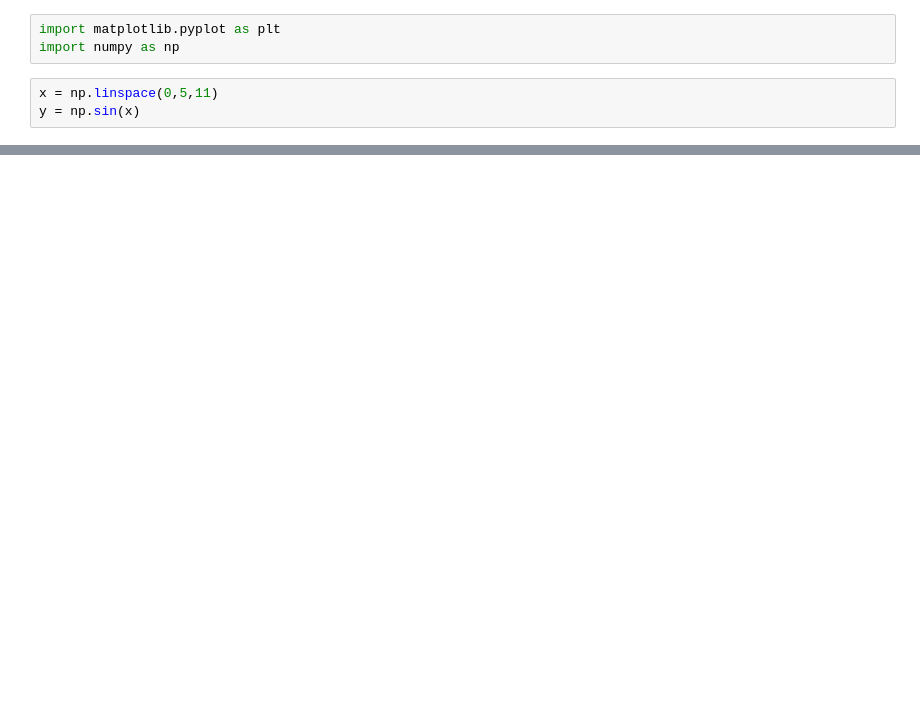
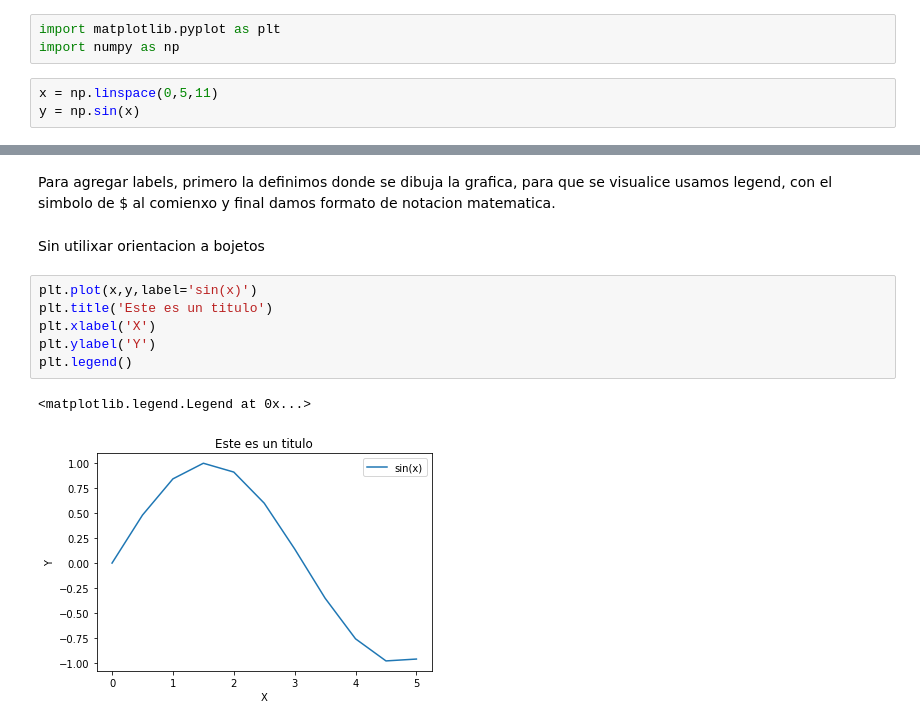
Before and after one commit to alexpin/Curso-Python, a Jupyter notebook: matplotlib/contexto_graficas.ipynb, the cells around one changed output, grey strips where cells are left out. Saved outputs shown, nothing was run; the diff lists cells and outputs as text; blank space fills up the shorter version.

```diff
--- a/matplotlib/contexto_graficas.ipynb
+++ b/matplotlib/contexto_graficas.ipynb
@@ -13,0 +21,13 @@ axes[1].plot(y,x)
+# %% [markdown]
+Para agregar labels, primero la definimos donde se dibuja la grafica, para que se visualice usamos legend, con el simbolo de $ al comienxo y final damos formato de notacion matematica.
+# %% [markdown]
+Sin utilixar orientacion a bojetos
+# %%
+plt.plot(x,y,label='sin(x)')
+plt.title('Este es un titulo')
+plt.xlabel('X')
+plt.ylabel('Y')
+plt.legend()
+# %% [output]
+<matplotlib.legend.Legend at 0x...>
+[figure, added]
```
Also changed, not shown: parts of 1 cell of this notebook.
